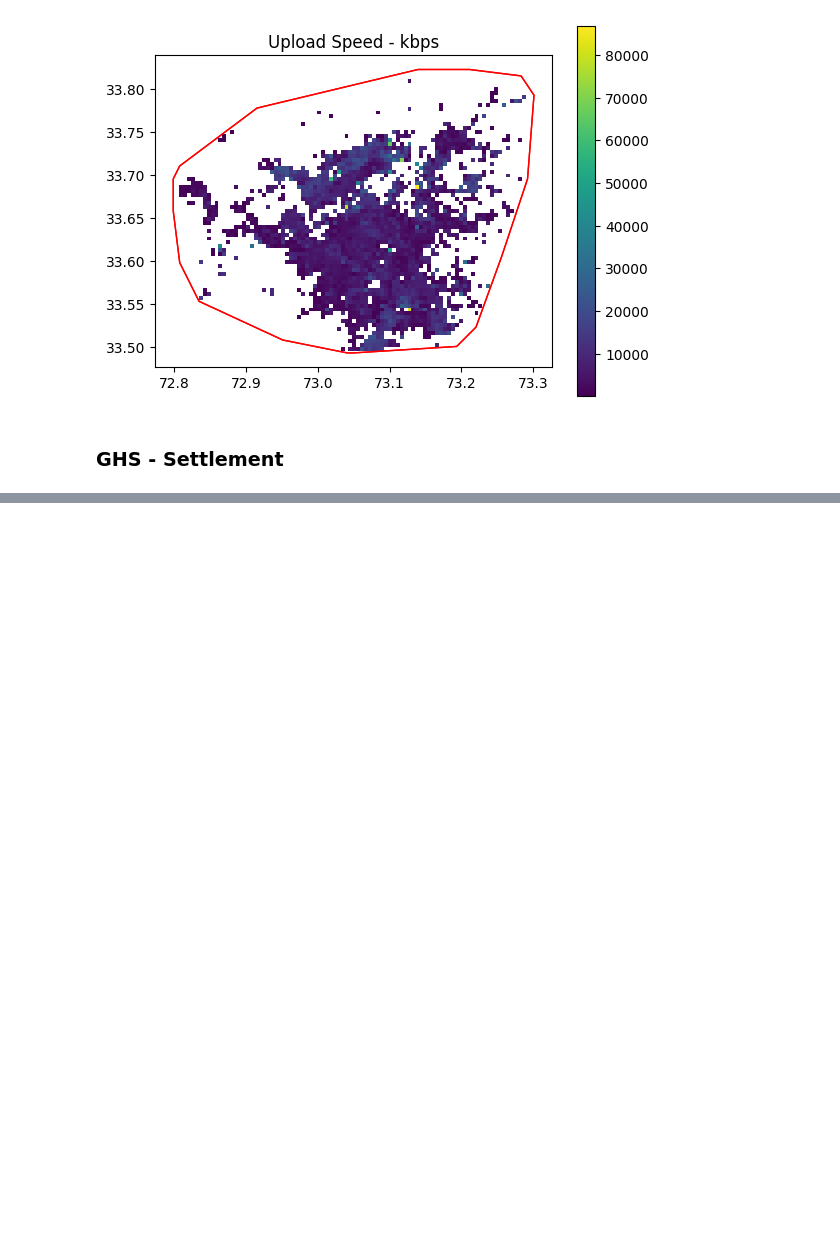
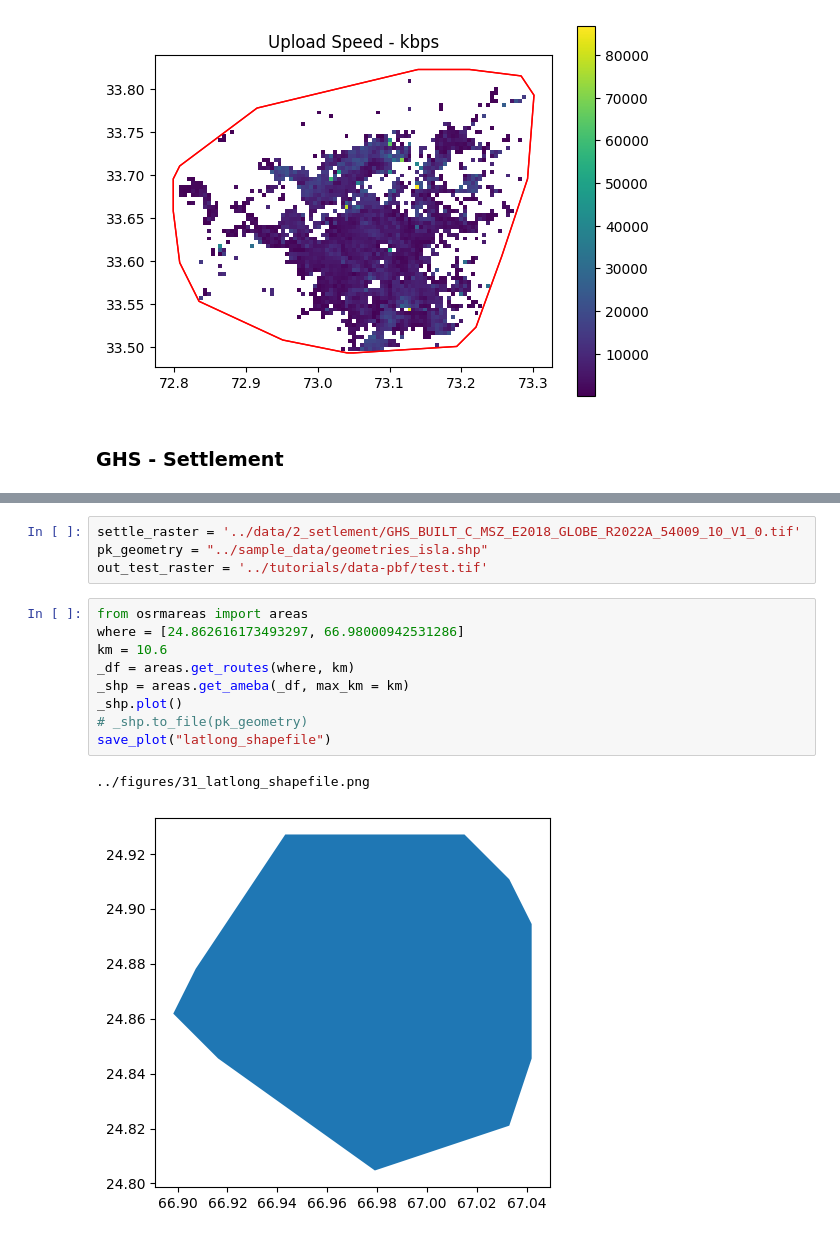
Before and after one commit to TJhon/python-raster-crop, a Jupyter notebook: tutorials/reference.ipynb, the cells around one changed output, grey strips where cells are left out. Drawn from its saved outputs; the diff is of its cells as text; blank space fills up the shorter version.

Commit message:
settlement

```diff
--- a/tutorials/reference.ipynb
+++ b/tutorials/reference.ipynb
@@ -1263,0 +1182,16 @@ with rasterio.open(tiff_sample) as raster:
+# %%
+settle_raster = '../data/2_setlement/GHS_BUILT_C_MSZ_E2018_GLOBE_R2022A_54009_10_V1_0.tif'
+pk_geometry = "../sample_data/geometries_isla.shp"
+out_test_raster = '../tutorials/data-pbf/test.tif'
+# %%
+from osrmareas import areas
+where = [24.862616173493297, 66.98000942531286]
+km = 10.6
+_df = areas.get_routes(where, km)
+_shp = areas.get_ameba(_df, max_km = km)
+_shp.plot()
+# _shp.to_file(pk_geometry)
+save_plot("latlong_shapefile")
+# %% [output]
+../figures/31_latlong_shapefile.png
+[figure, added]
```
Also changed, not shown: parts of 17 cells of this notebook, 4 other files.
